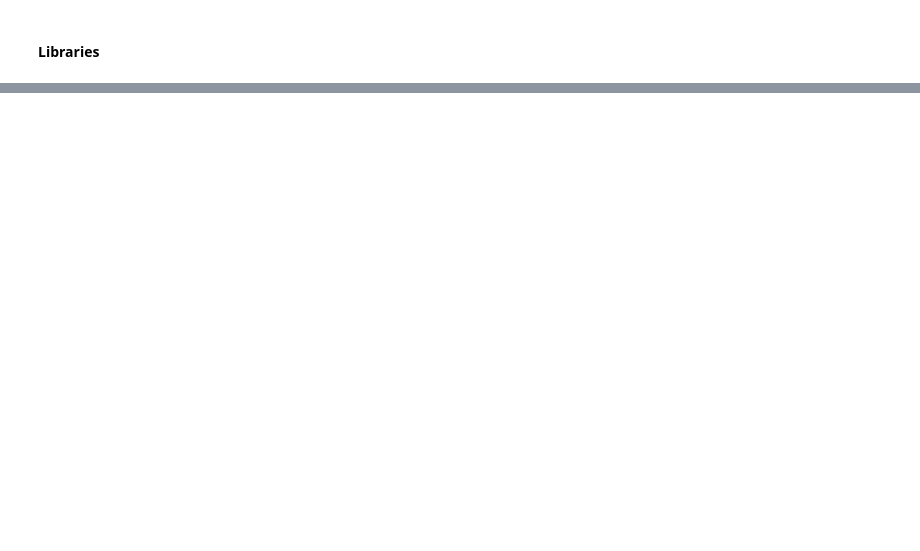
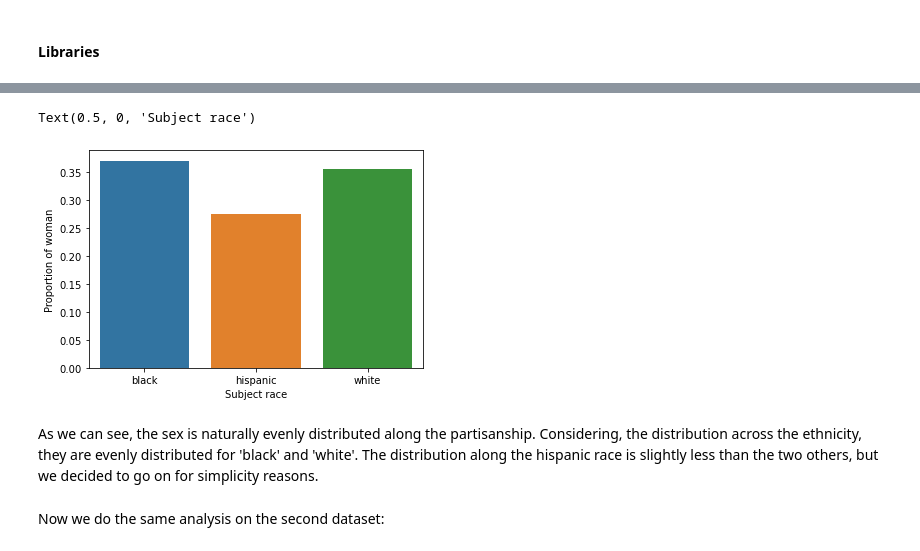
Before and after one commit to epfl-ada/ada-2020-project-milestone-p3-p3_fraises-tagada, a Jupyter notebook: P4_notebook.ipynb, the cells around one changed output, grey strips where cells are left out. Drawn from its saved outputs; the diff is of its cells as text; code cells hidden in the pictures; blank space fills up the shorter version.

```diff
--- a/P4_notebook.ipynb
+++ b/P4_notebook.ipynb
@@ -39,0 +398,4 @@ for url, filename in zip(urls, filenames):
+# %%
+sex_over_race = df.groupby(['subject_race', 'subject_sex']).count()['date'].reset_index()
+sex_over_race.rename(columns = {'date':'Count'}, inplace = True)
+sex_over_race
@@ -39,0 +410,18 @@ for url, filename in zip(urls, filenames):
+# %%
+# We make a short function to compute the distribution, here we take the ratio of women over the total.
+def sex_distribution(df):
+    return df[df.subject_sex=='female'].Count / df.Count.sum()
+# %%
+sex_over_race = sex_over_race.groupby('subject_race').apply(sex_distribution).reset_index()
+# %%
+sns.barplot(data = sex_over_race, x = 'subject_race', y = 'Count')
+plt.ylabel('Proportion of woman')
+plt.xlabel('Subject race')
+# %% [output]
+Text(0.5, 0, 'Subject race')
+[figure, added]
+# %% [markdown]
+As we can see, the sex is naturally evenly distributed along the partisanship.
+Considering, the distribution across the ethnicity, they are evenly distributed for 'black' and 'white'. The distribution along the hispanic race is slightly less than the two others, but we decided to go on for simplicity reasons.
+# %% [markdown]
+Now we do the same analysis on the second dataset:
```
Also changed, not shown: parts of 82 cells of this notebook, 4 other files.
